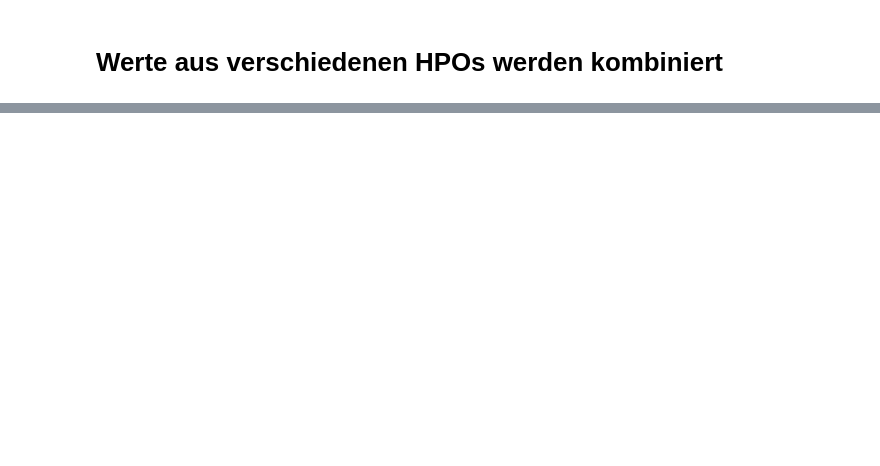
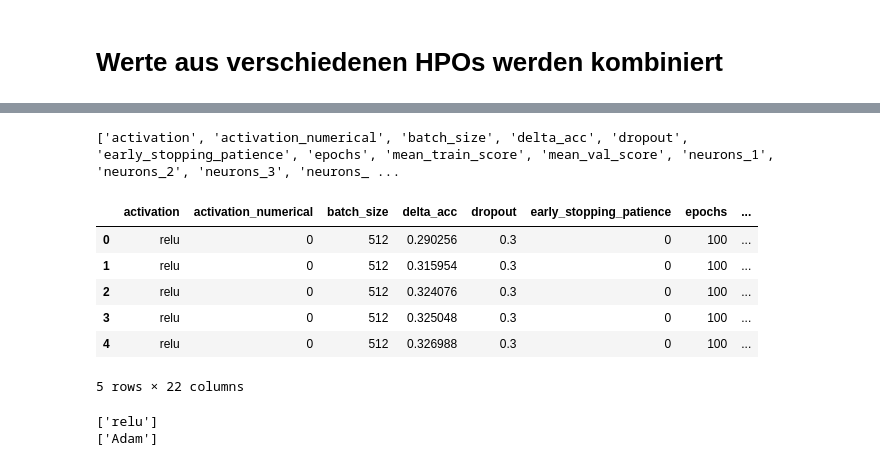
Before and after one commit to Henry-Kr15/TheGenreFactor, a Jupyter notebook: scripts/combine_HP.ipynb, the cells around one changed output, grey strips where cells are left out. Cells and saved outputs as stored; diff of their text form; code cells hidden in the pictures; blank space fills up the shorter version.

```diff
--- a/scripts/combine_HP.ipynb
+++ b/scripts/combine_HP.ipynb
@@ -27,0 +84,50 @@ df2.head()
+# %%
+df3= pd.read_csv('../HPO-data/optimization_results_v2_test_by_christopher_score.csv')
+
+df3['reduce_lr_factor'] = 0
+df3['reduce_lr_min_lr'] = 0
+df3['reduce_lr_patience'] = 0
+df3['early_stopping_patience'] =0
+
+
+df3 = df3.drop(['Christopher-Score','split0_test_score', 'split1_test_score', 'split2_test_score','split0_train_score', 'split1_train_score', 'split2_train_score', 'params','mean_fit_time','std_fit_time','mean_score_time','std_score_time', 'rank_test_score'], axis=1)
+
+df3 = df3.rename(columns={'param_batch_size': 'batch_size',
+                          'param_epochs': 'epochs',
+                          'param_model__activation': 'activation',
+                          'param_model__dropout_rate': 'dropout',
+                          'param_model__neurons_1': 'neurons_1',
+                          'param_model__neurons_2': 'neurons_2',
+                          'param_model__neurons_3': 'neurons_3',
+                          'param_model__neurons_4': 'neurons_4',
+                          'param_model__num_hidden_layers': 'num_hidden_layers',
+                          'param_model__optimizer': 'optimizer',
+                          'param_model__weight_constraint': 'weight_contraint',
+                          'param_model__activation_numerical': 'activation_numerical',
+                          'param_model__optimizer_numerical': 'optimizer_numerical',
+                          'mean_test_score': 'mean_val_score',
+                          'std_test_score': 'std_val_score'
+                         })
+
+df3 = df3.sort_index(axis=1)
+
+print(df3.columns.tolist())
+df3.head()
+# %% [output]
+['activation', 'activation_numerical', 'batch_size', 'delta_acc', 'dropout', 'early_stopping_patience', 'epochs', 'mean_train_score', 'mean_val_score', 'neurons_1', 'neurons_2', 'neurons_3', 'neurons_ ...
+|  | activation | activation_numerical | batch_size | delta_acc | dropout | early_stopping_patience | epochs | ... |
+| 0 | relu | 0 | 512 | 0.290256 | 0.3 | 0 | 100 | ... |
+| 1 | relu | 0 | 512 | 0.315954 | 0.3 | 0 | 100 | ... |
+| 2 | relu | 0 | 512 | 0.324076 | 0.3 | 0 | 100 | ... |
+| 3 | relu | 0 | 512 | 0.325048 | 0.3 | 0 | 100 | ... |
+| 4 | relu | 0 | 512 | 0.326988 | 0.3 | 0 | 100 | ... |
+5 rows × 22 columns
+# %%
+unique_activation = df3['activation'].unique()
+print(unique_activation)
+
+unique_optimizer = df3['optimizer'].unique()
+print(unique_optimizer)
+# %% [output]
+['relu']
+['Adam']
```
Also changed, not shown: parts of 9 cells of this notebook.
